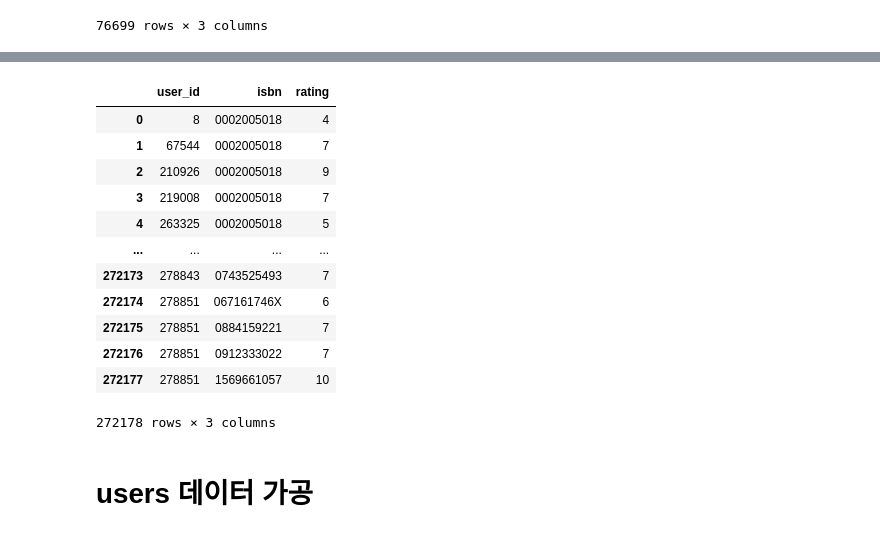
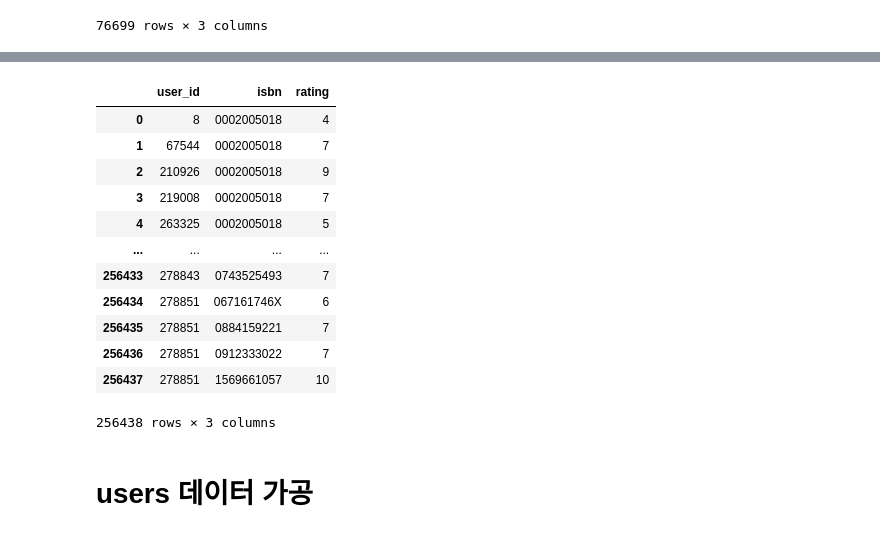
Before and after one commit to boostcampaitech4recsys1/level1_bookratingprediction_recsys-level1-recsys-02, a Jupyter notebook: wonjun/pre_newcsv.ipynb, the cells around one changed output, grey strips where cells are left out. Saved outputs shown, nothing was run; the diff lists cells and outputs as text; code cells hidden in the pictures.

```diff
--- a/wonjun/pre_newcsv.ipynb
+++ b/wonjun/pre_newcsv.ipynb
@@ -109,0 +110,2 @@ def text_preprocessing_func(text : str ) -> str :
+# %%
+train = pd.read_csv('../main_code/data/train_ratings.csv')
@@ -110,22 +128,22 @@ def text_preprocessing_func(text : str ) -> str :
 # %%
 user_count = train.groupby('user_id').count()['isbn'].to_dict() # user_id 항목별로 묶을 건데, isbn의 수를 세자 즉, 한 유저가 평가한 isbn 수?
 for i in range(len(train)):
     train.at[i, 'count'] = user_count[train['user_id'][i]] # at은 row이름, column 이름으로 해당 데이터에 접근, train에 count라는 값이 생김
-train = train[train['count']>1].reset_index(drop=True)
+train = train[train['count']>2].reset_index(drop=True)
 train = train.drop("count", axis=1)
 train # 272178 x 3 그니까 306795에서 3만개가 줄었음 1개만 평가한 놈들 삭제
 # %% [output]
 |  | user_id | isbn | rating |
 | 0 | 8 | 0002005018 | 4 |
 | 1 | 67544 | 0002005018 | 7 |
 | 2 | 210926 | 0002005018 | 9 |
 | 3 | 219008 | 0002005018 | 7 |
 | 4 | 263325 | 0002005018 | 5 |
 | ... | ... | ... | ... |
-| 272173 | 278843 | 0743525493 | 7 |
-| 272174 | 278851 | 067161746X | 6 |
-| 272175 | 278851 | 0884159221 | 7 |
-| 272176 | 278851 | 0912333022 | 7 |
-| 272177 | 278851 | 1569661057 | 10 |
+| 256433 | 278843 | 0743525493 | 7 |
+| 256434 | 278851 | 067161746X | 6 |
+| 256435 | 278851 | 0884159221 | 7 |
+| 256436 | 278851 | 0912333022 | 7 |
+| 256437 | 278851 | 1569661057 | 10 |
-272178 rows × 3 columns
+256438 rows × 3 columns
 # %%
```
Also changed, not shown: parts of 37 cells of this notebook, 2 other files.
